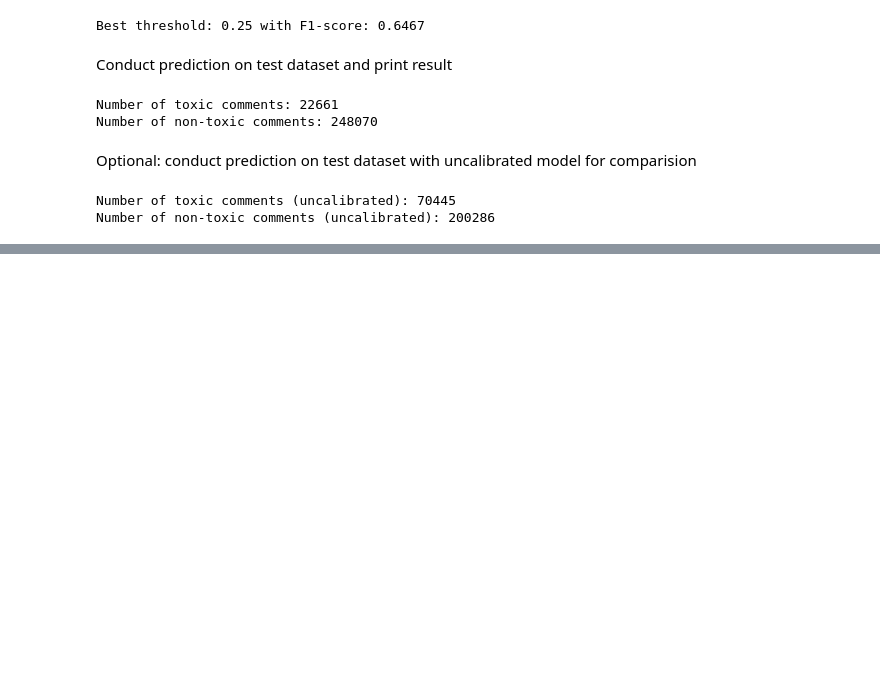
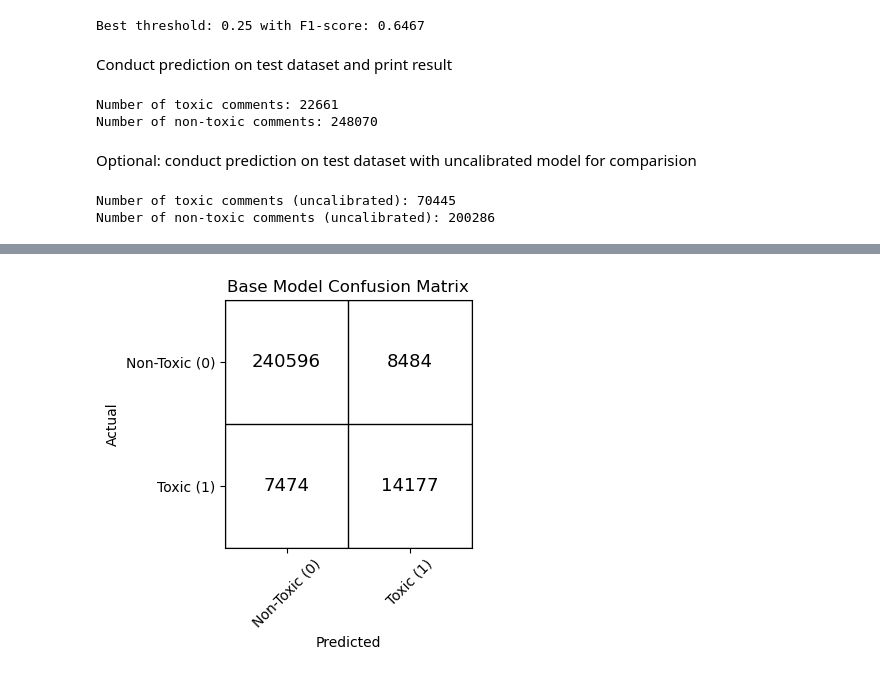
Before and after one commit to pstocker14/BachelorThesis_BiasInToxicCommentClassification, a Jupyter notebook: notebooks/base_model_training_and_evaluation.ipynb, the cells around one changed output, grey strips where cells are left out. Saved outputs shown, nothing was run; the diff lists cells and outputs as text; code cells hidden in the pictures; blank space fills up the shorter version.

```diff
--- a/notebooks/base_model_training_and_evaluation.ipynb
+++ b/notebooks/base_model_training_and_evaluation.ipynb
@@ -129,0 +158,5 @@ Overall metrics for base model:
+# %%
+# Plot confusion matrix
+plot_confusion_matrix(y_test, y_test_pred, title="Base Model Confusion Matrix")
+# %% [output]
+[figure, added]
```
Also changed, not shown: parts of 8 cells of this notebook, 3 other files.
